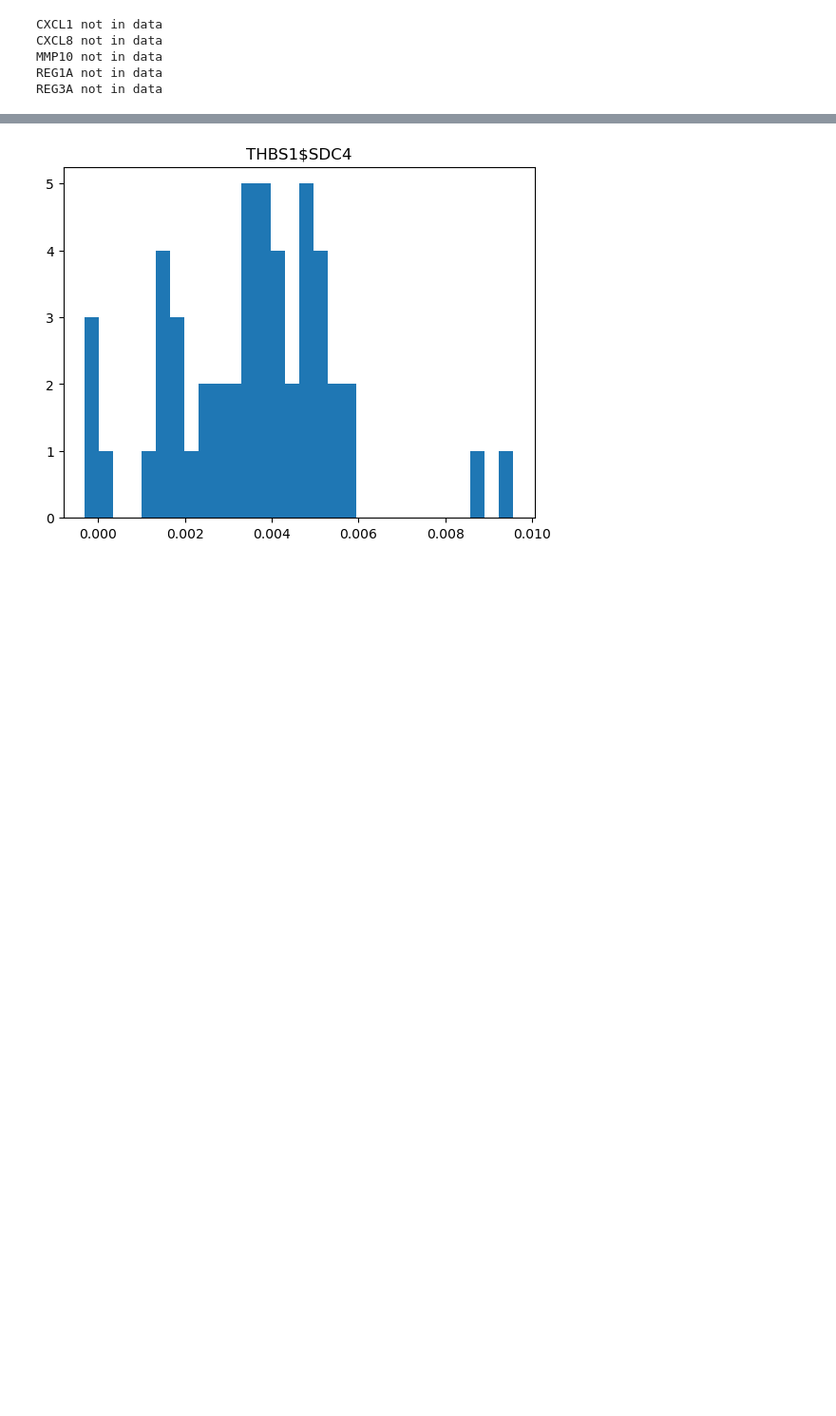
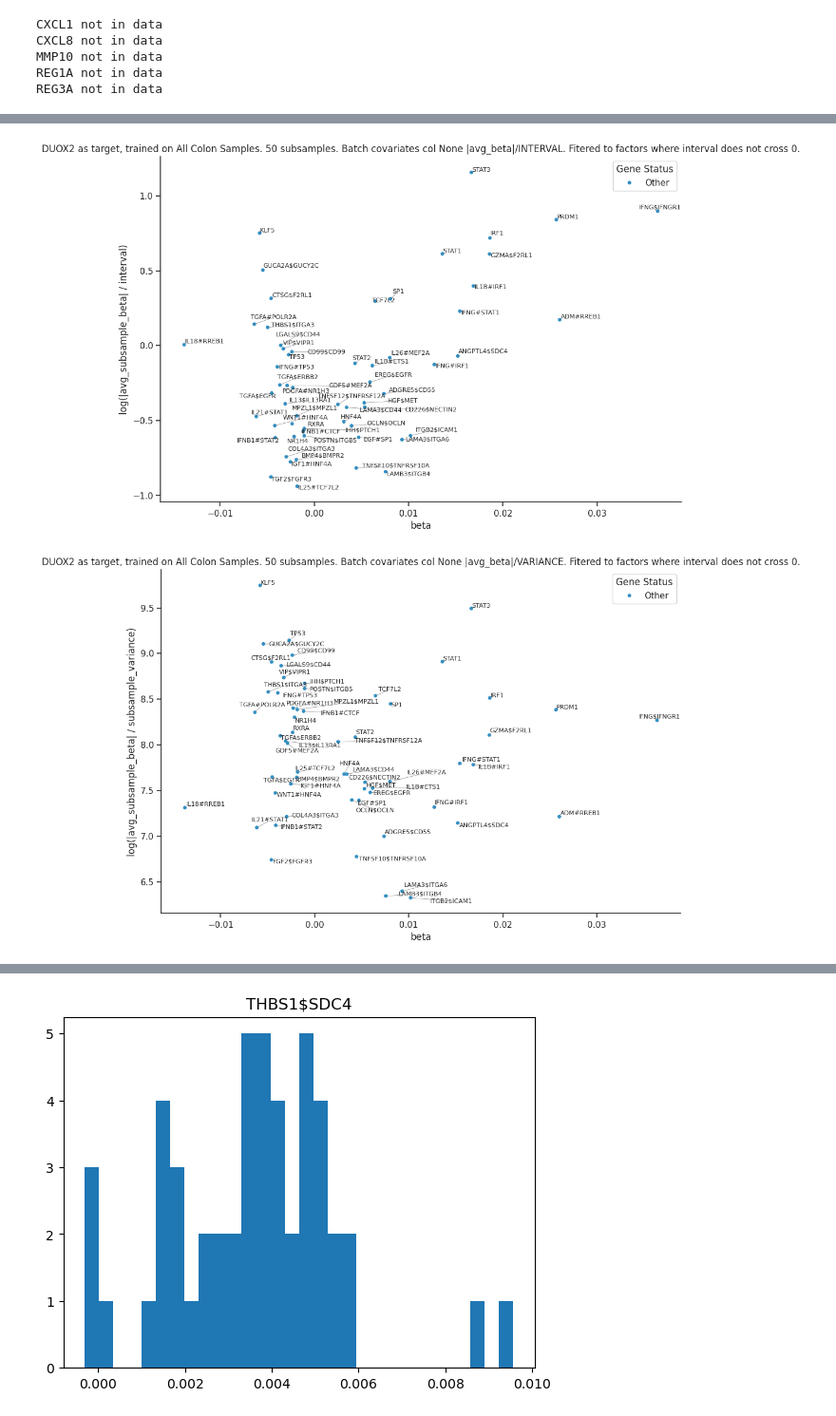
Before and after one commit to fosterea/MetabTravLR, a Jupyter notebook: metab_processing/LinearRegression/colon_test.ipynb, the cells around one changed output, grey strips where cells are left out. Shown at 95% size. Cells and saved outputs as stored; diff of their text form; code cells hidden in the pictures; blank space fills up the shorter version.

```diff
--- a/metab_processing/LinearRegression/colon_test.ipynb
+++ b/metab_processing/LinearRegression/colon_test.ipynb
@@ -167,0 +393,5 @@ betas = fit_gene_betas(adata, genes=['DUOX2'], annot_col=ANNOT_COL, annot_value=
+# %%
+run_and_plot(adata, onehot_col=None, n_sub=50)
+# %% [output]
+[figure, added]
+[figure, added]
```
Also changed, not shown: parts of 18 cells of this notebook.
